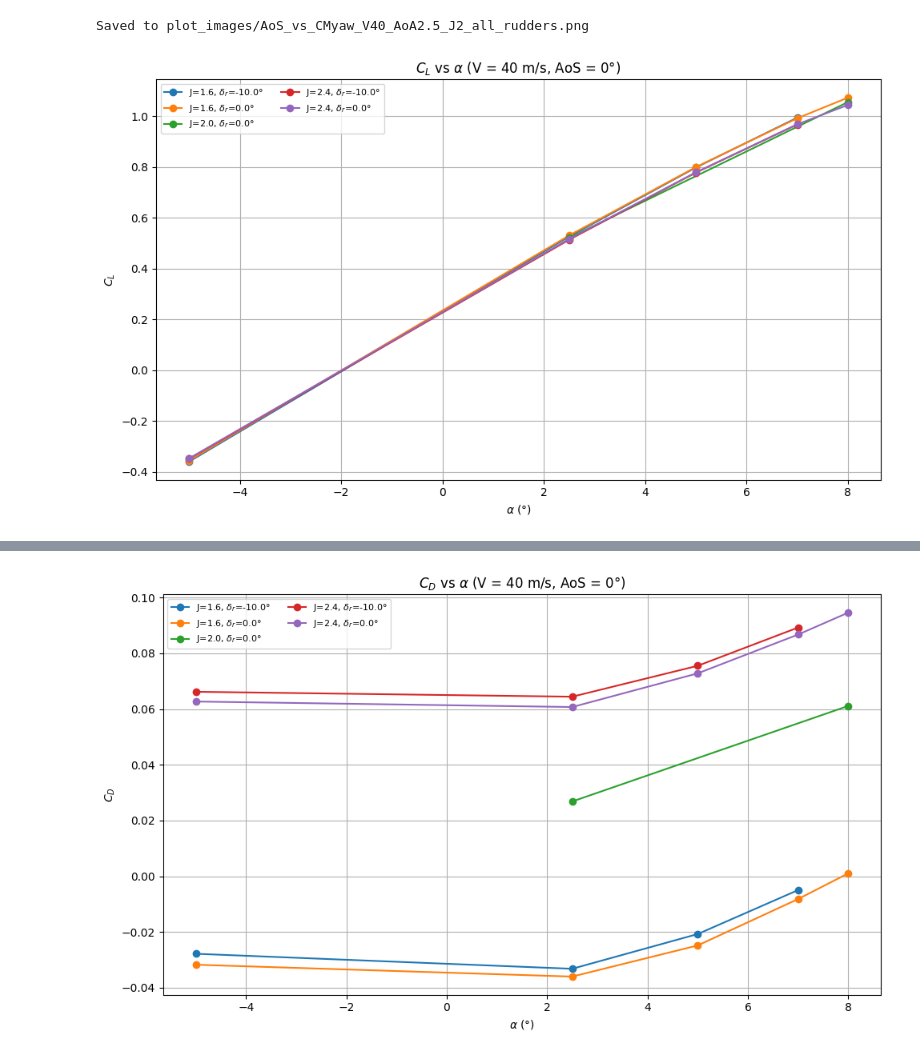
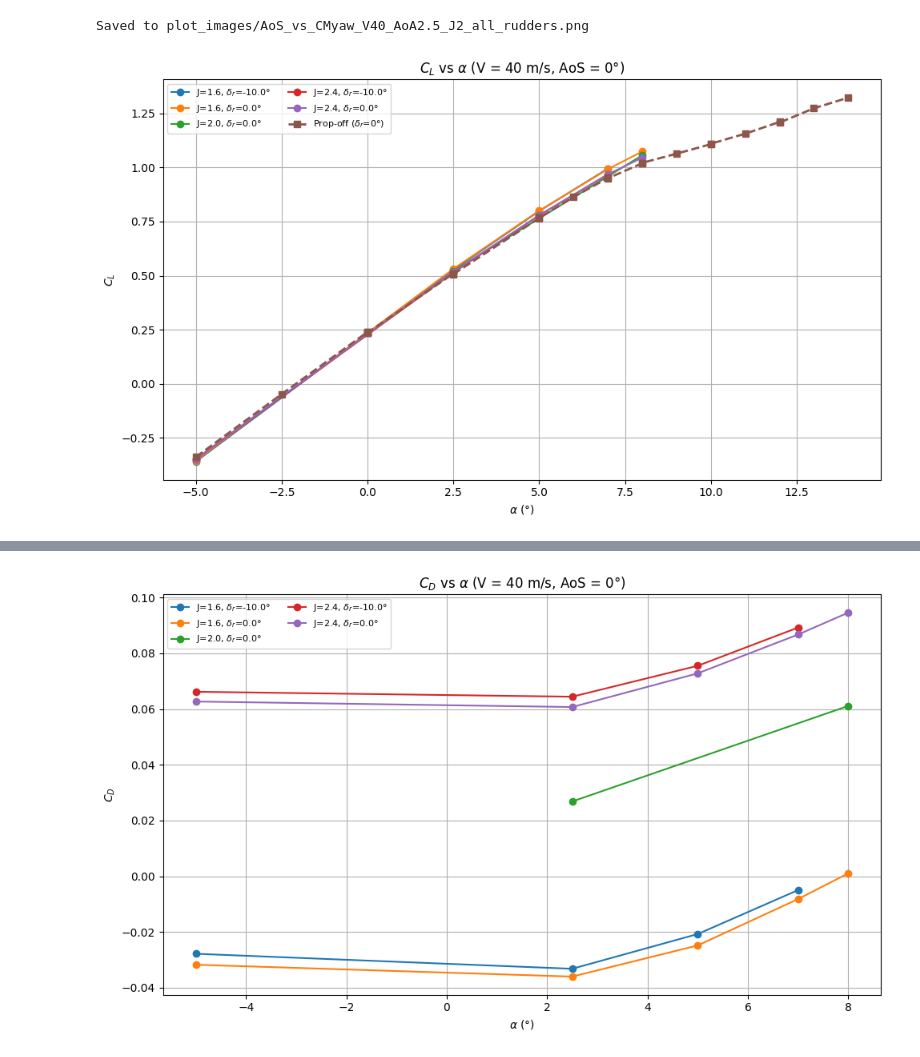
Before and after one commit to DCdeJong2002/Group_15_Redo_BAL, a Jupyter notebook: data_plotter.ipynb, the cells around one changed output, grey strips where cells are left out. Drawn from its saved outputs; the diff is of its cells as text; code cells hidden in the pictures.

Commit message:
CL-alkpha [plot + propoff

```diff
--- a/data_plotter.ipynb
+++ b/data_plotter.ipynb
@@ -86,46 +86,112 @@ print("Saved to plot_images/AoS_vs_CMyaw_V40_AoA2.5_J2_all_rudders.png")
 [figure]
 Saved to plot_images/AoS_vs_CMyaw_V40_AoA2.5_J2_all_rudders.png
 # %%
+import os
 import matplotlib.pyplot as plt
-import os
 
+# Make sure output folder exists
 os.makedirs("plot_images", exist_ok=True)
 
-df_filtered = df[(df["V_round"] == 40) & (df["AoS_round"] == 0)]
+# -----------------------------------
+# Create rounded columns if missing
+# -----------------------------------
+if "V_round" not in df.columns:
+    df["V_round"] = df["V"].round()
 
-# Keep only groups with more than one unique AoA value
+if "AoS_round" not in df.columns:
+    df["AoS_round"] = df["AoS"].round()
+
+if "AoA_round" not in df.columns:
+    df["AoA_round"] = df["AoA"].round(1)
+
+if "V_round" not in df_prop_off.columns:
+    df_prop_off["V_round"] = df_prop_off["V"].round()
+
+if "AoS_round" not in df_prop_off.columns:
+    df_prop_off["AoS_round"] = df_prop_off["AoS"].round()
+
+if "AoA_round" not in df_prop_off.columns:
+    df_prop_off["AoA_round"] = df_prop_off["AoA"].round(1)
+
+# -----------------------------------
+# Filter prop-on data
+# -----------------------------------
+df_filtered = df[
+    (df["V_round"] == 40) &
+    (df["AoS_round"] == 0)
+].copy()
+
+# -----------------------------------
+# Filter prop-off data
+# Here also choosing dR = 0 and dE = 0
+# -----------------------------------
+df_prop_off_filtered = df_prop_off[
+    (df_prop_off["V_round"] == 40) &
+    (df_prop_off["AoS_round"] == 0) &
+    (df_prop_off["dR"] == 0) &
+    (df_prop_off["dE"] == 0)
+].copy()
+
+# Keep only prop-on groups with more than one unique AoA value
 valid_groups = (
     df_filtered.groupby(["J_round", "rudder_deg"])["AoA_round"]
     .nunique()
     .reset_index()
 )
 valid_groups = valid_groups[valid_groups["AoA_round"] > 1]
 
+# Sort prop-off data by AoA
+df_prop_off_filtered = df_prop_off_filtered.sort_values("AoA_round")
+
+# -----------------------------------
+# Plot
+# -----------------------------------
 fig, ax = plt.subplots(figsize=(10, 6))
 
+# Plot all prop-on curves
 for _, row in valid_groups.iterrows():
     j_val = row["J_round"]
     rudder_val = row["rudder_deg"]
+
     group = df_filtered[
-        (df_filtered["J_round"] == j_val) & (df_filtered["rudder_deg"] == rudder_val)
+        (df_filtered["J_round"] == j_val) &
+        (df_filtered["rudder_deg"] == rudder_val)
     ].sort_values("AoA_round")
+
     ax.plot(
         group["AoA_round"],
         group["CL"],
         marker="o",
         linestyle="-",
-        label=f"J={j_val}, $\\delta_r$={rudder_val}°",
+        label=f"J={j_val}, $\\delta_r$={rudder_val}°"
     )
 
+# Plot prop-off curve
+if not df_prop_off_filtered.empty:
+    ax.plot(
+        df_prop_off_filtered["AoA_round"],
+        df_prop_off_filtered["CL"],
+        marker="s",
+        linestyle="--",
+        linewidth=2,
+        label="Prop-off ($\\delta_r$=0°)"
+    )
+else:
+    print("Warning: no matching prop-off data found.")
+
+# Labels and styling
 ax.set_xlabel(r"$\alpha$ (°)")
 ax.set_ylabel(r"$C_L$")
 ax.set_title(r"$C_L$ vs $\alpha$ (V = 40 m/s, AoS = 0°)")
 ax.legend(fontsize=8, ncol=2)
 ax.grid(True)
 
+# Save and show
+save_path = "plot_images/CL_vs_alpha_V40_AoS0_all_J_rudders_with_propoff.png"
 plt.tight_layout()
-plt.savefig("plot_images/CL_vs_alpha_V40_AoS0_all_J_rudders.png", dpi=150)
+plt.savefig(save_path, dpi=150)
 plt.show()
-print("Saved to plot_images/CL_vs_alpha_V40_AoS0_all_J_rudders.png")
+
+print(f"Saved to {save_path}")
 # %% [output]
-[figure, old version]
+[figure, new version]
```
Also changed, not shown: parts of 1 cell of this notebook.
